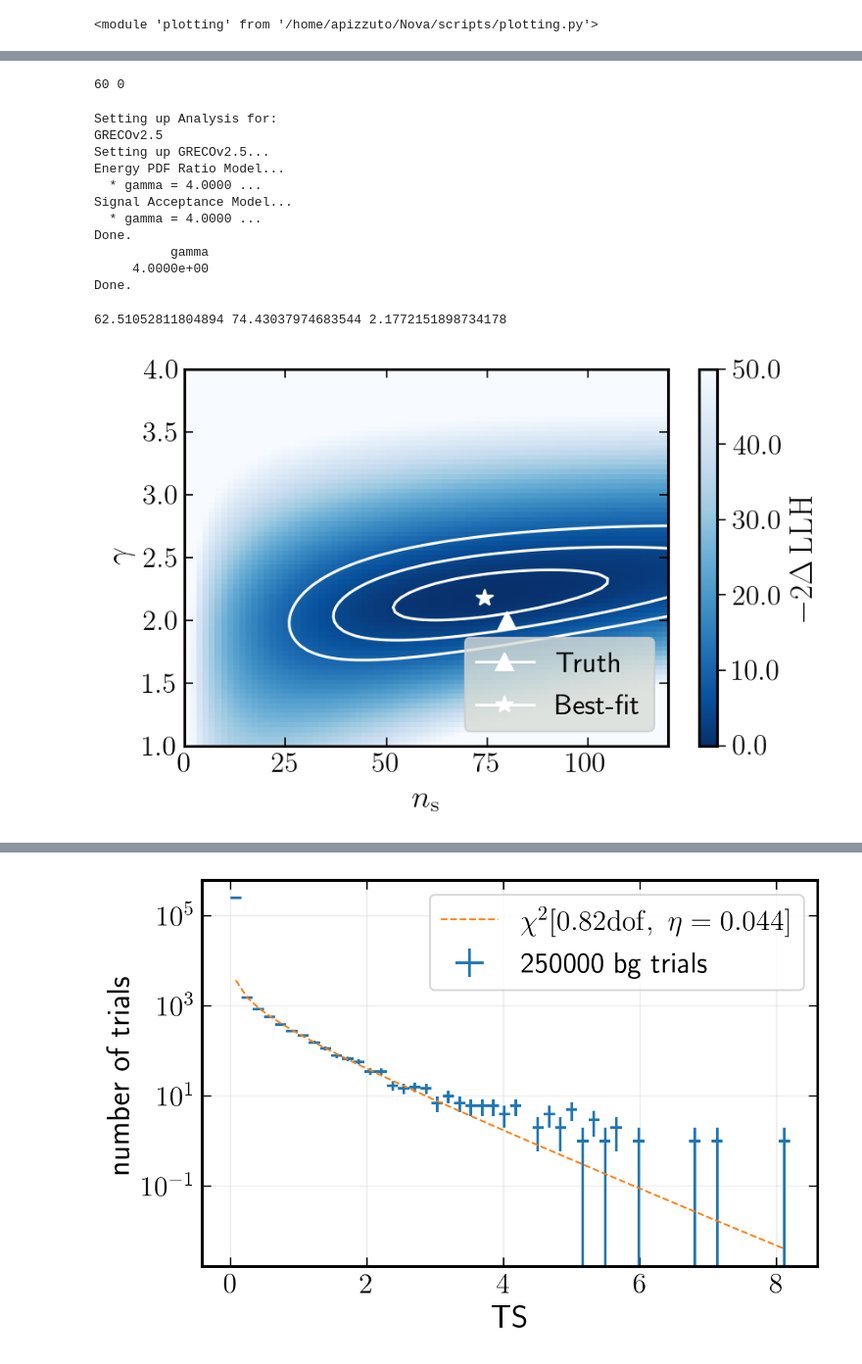
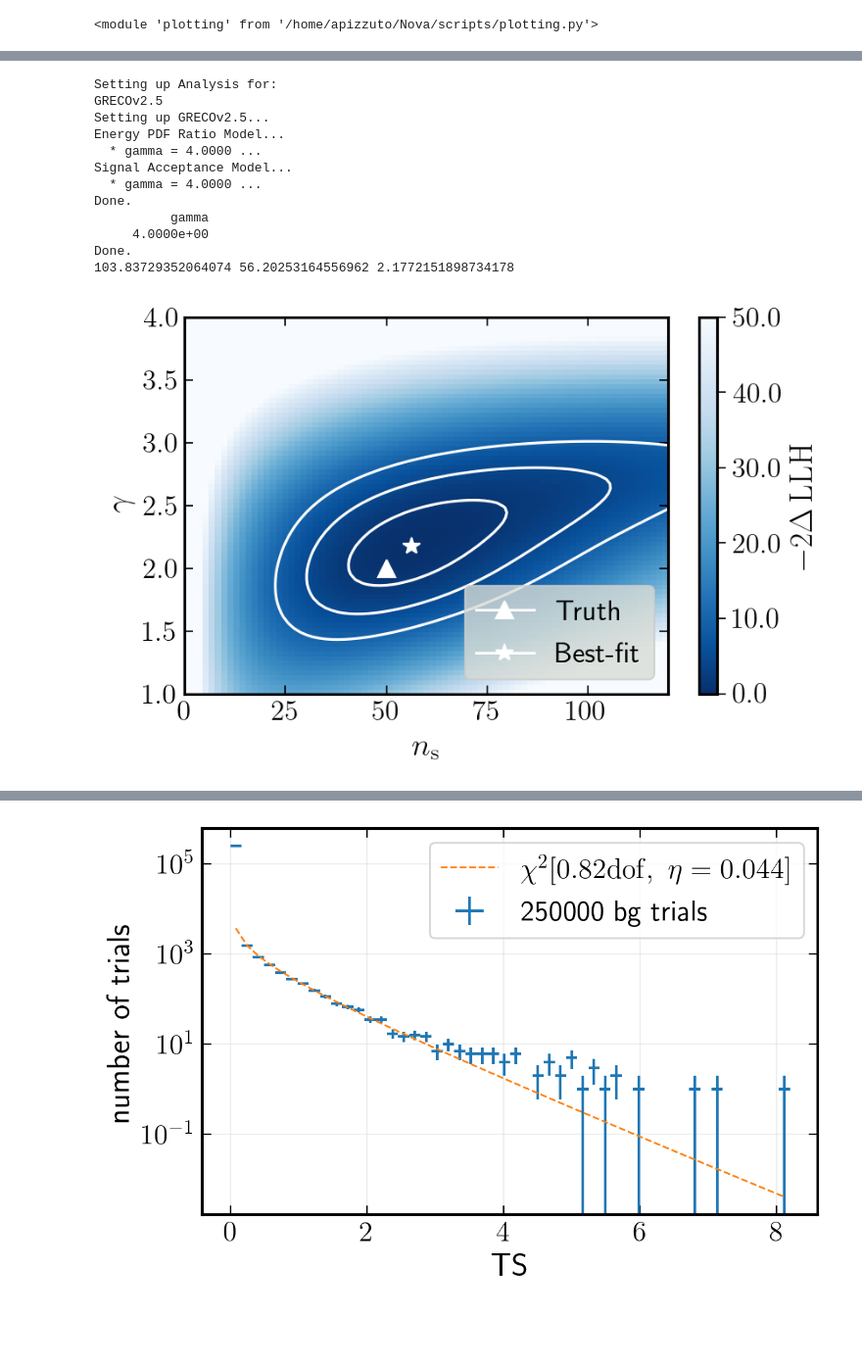
Before and after one commit to apizzuto/Novae, a Jupyter notebook: notebooks/stacking_sensitivity.ipynb, the cells around one changed output, grey strips where cells are left out. Shown at 98% size. Drawn from its saved outputs; the diff is of its cells as text; code cells hidden in the pictures; blank space fills up the shorter version.

Commit message:
plots with weights included

```diff
--- a/notebooks/stacking_sensitivity.ipynb
+++ b/notebooks/stacking_sensitivity.ipynb
@@ -37,38 +52,22 @@ reload(plotting)
 # %%
-stack_plots = plotting.StackingPlots(86400., seed=2, min_log_e=None, allflavor=True, index=[2.0])
+stack_plots = plotting.StackingPlots(86400., 'gamma', 'gamma', seed=2, min_log_e=0.0, allflavor=True, index=[2.0, 2.5, 3.0])
 # %%
 stack_plots.get_all_sens()
-# %%
-counter = 0
-allcounter = 0
-for allflavor_str in [True, False]:
-    for deltaT in np.append(np.logspace(-3., 1., 9)[:]*86400., np.array([86400.*5.])):
-        for gamma in [2.0, 2.5, 3.0]:
-            #for cut in [0.0, 0.5, 1.0]:
-            file_str = "/data/user/apizzuto/Nova/csky_trials/stacking_sens_res/signal_results/" \
-                   + f"delta_t_{deltaT:.2e}_gamma_{gamma}_allflavor_{allflavor_str}.pkl"
-            if not os.path.exists(file_str):
-                print(allflavor_str, deltaT, gamma)
-                counter += 1
-            allcounter += 1
-print(allcounter, counter)
-# %% [output]
-60 0
 # %%
 # TRY COLOR SCALE RdGy
 stack_plots.set_seed(13468)
-stack_plots.likelihood_scan(n_inj=80.)
+stack_plots.likelihood_scan(n_inj=50.)
 # %% [output]
 Setting up Analysis for:
 GRECOv2.5
 Setting up GRECOv2.5...
 Energy PDF Ratio Model...
   * gamma = 4.0000 ...
 Signal Acceptance Model...
   * gamma = 4.0000 ...
 Done.
           gamma
      4.0000e+00
 Done.
+103.83729352064074 56.20253164556962 2.1772151898734178
-62.51052811804894 74.43037974683544 2.1772151898734178
-[figure, old version]
+[figure, new version]
```
Also changed, not shown: parts of 16 cells of this notebook.
